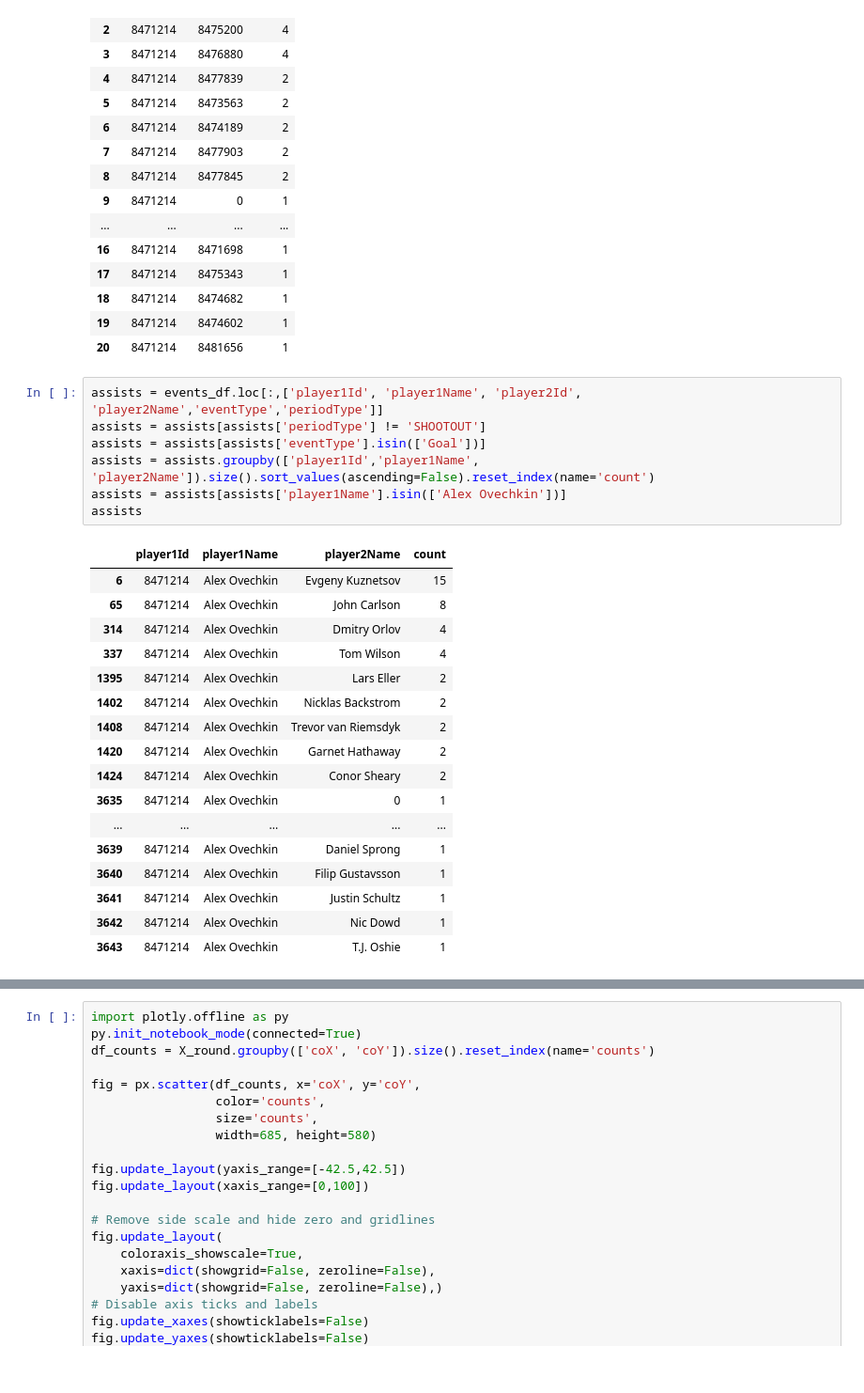
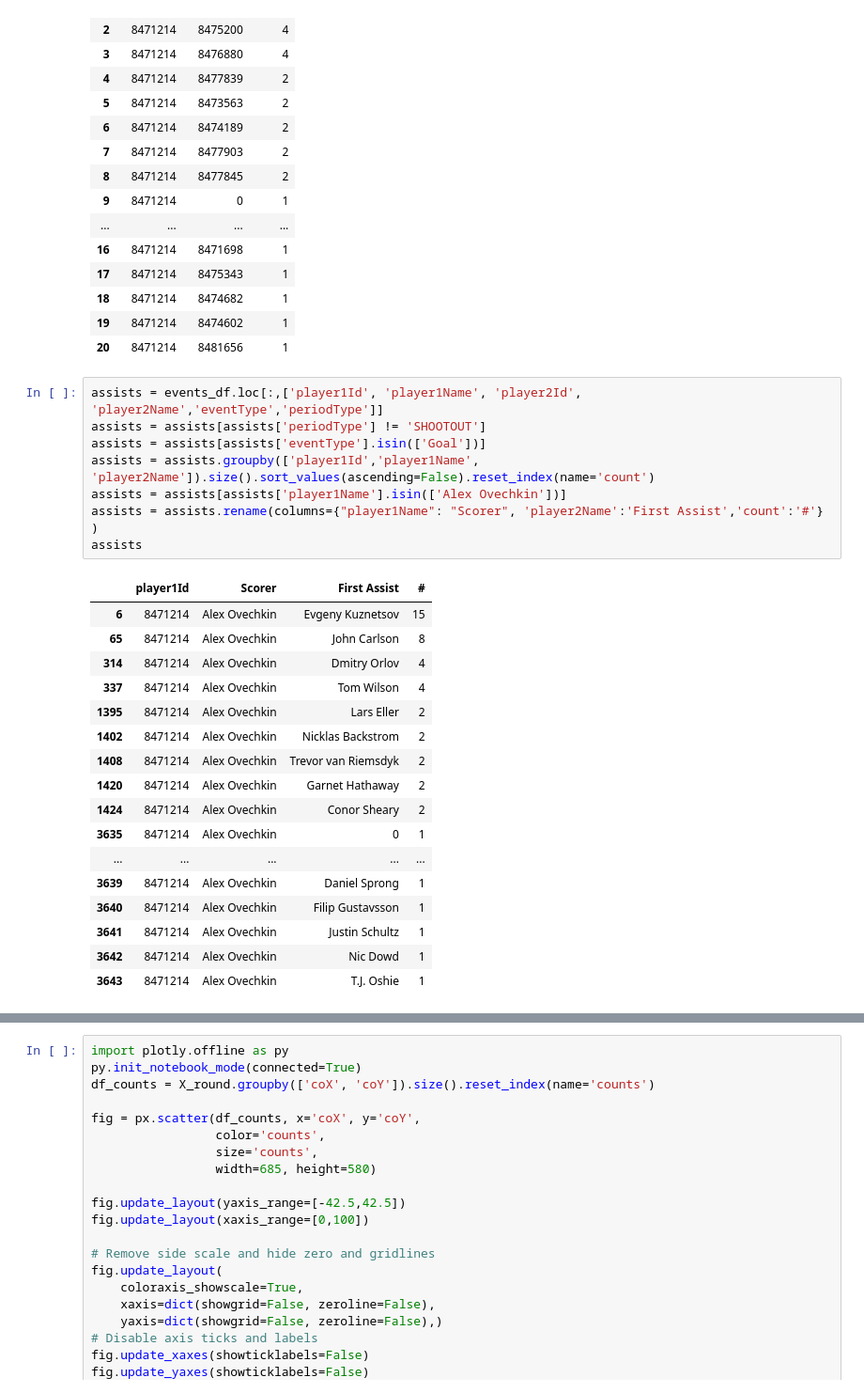
Before and after one commit to szonja126/NHL-Diplomamunka, a Jupyter notebook: readcsv.ipynb, the cells around one changed output, grey strips where cells are left out. Shown at 94% size. Saved outputs shown, nothing was run; the diff lists cells and outputs as text.

```diff
--- a/readcsv.ipynb
+++ b/readcsv.ipynb
@@ -330,28 +330,29 @@ Y
 | 18 | 8471214 | 8474682 | 1 |
 | 19 | 8471214 | 8474602 | 1 |
 | 20 | 8471214 | 8481656 | 1 |
-# %%
-assists = events_df.loc[:,['player1Id', 'player1Name', 'player2Id', 'player2Name','eventType','periodType']]
-assists = assists[assists['periodType'] != 'SHOOTOUT']
-assists = assists[assists['eventType'].isin(['Goal'])]
-assists = assists.groupby(['player1Id','player1Name', 'player2Name']).size().sort_values(ascending=False).reset_index(name='count')
-assists = assists[assists['player1Name'].isin(['Alex Ovechkin'])]
-assists
-# %% [output]
-|  | player1Id | player1Name | player2Name | count |
-| 6 | 8471214 | Alex Ovechkin | Evgeny Kuznetsov | 15 |
-| 65 | 8471214 | Alex Ovechkin | John Carlson | 8 |
-| 314 | 8471214 | Alex Ovechkin | Dmitry Orlov | 4 |
-| 337 | 8471214 | Alex Ovechkin | Tom Wilson | 4 |
-| 1395 | 8471214 | Alex Ovechkin | Lars Eller | 2 |
-| 1402 | 8471214 | Alex Ovechkin | Nicklas Backstrom | 2 |
-| 1408 | 8471214 | Alex Ovechkin | Trevor van Riemsdyk | 2 |
-| 1420 | 8471214 | Alex Ovechkin | Garnet Hathaway | 2 |
-| 1424 | 8471214 | Alex Ovechkin | Conor Sheary | 2 |
-| 3635 | 8471214 | Alex Ovechkin | 0 | 1 |
-| ... | ... | ... | ... | ... |
-| 3639 | 8471214 | Alex Ovechkin | Daniel Sprong | 1 |
-| 3640 | 8471214 | Alex Ovechkin | Filip Gustavsson | 1 |
-| 3641 | 8471214 | Alex Ovechkin | Justin Schultz | 1 |
-| 3642 | 8471214 | Alex Ovechkin | Nic Dowd | 1 |
-| 3643 | 8471214 | Alex Ovechkin | T.J. Oshie | 1 |
+# %%
+assists = events_df.loc[:,['player1Id', 'player1Name', 'player2Id', 'player2Name','eventType','periodType']]
+assists = assists[assists['periodType'] != 'SHOOTOUT']
+assists = assists[assists['eventType'].isin(['Goal'])]
+assists = assists.groupby(['player1Id','player1Name', 'player2Name']).size().sort_values(ascending=False).reset_index(name='count')
+assists = assists[assists['player1Name'].isin(['Alex Ovechkin'])]
+assists = assists.rename(columns={"player1Name": "Scorer", 'player2Name':'First Assist','count':'#'} )
+assists
+# %% [output]
+|  | player1Id | Scorer | First Assist | # |
+| 6 | 8471214 | Alex Ovechkin | Evgeny Kuznetsov | 15 |
+| 65 | 8471214 | Alex Ovechkin | John Carlson | 8 |
+| 314 | 8471214 | Alex Ovechkin | Dmitry Orlov | 4 |
+| 337 | 8471214 | Alex Ovechkin | Tom Wilson | 4 |
+| 1395 | 8471214 | Alex Ovechkin | Lars Eller | 2 |
+| 1402 | 8471214 | Alex Ovechkin | Nicklas Backstrom | 2 |
+| 1408 | 8471214 | Alex Ovechkin | Trevor van Riemsdyk | 2 |
+| 1420 | 8471214 | Alex Ovechkin | Garnet Hathaway | 2 |
+| 1424 | 8471214 | Alex Ovechkin | Conor Sheary | 2 |
+| 3635 | 8471214 | Alex Ovechkin | 0 | 1 |
+| ... | ... | ... | ... | ... |
+| 3639 | 8471214 | Alex Ovechkin | Daniel Sprong | 1 |
+| 3640 | 8471214 | Alex Ovechkin | Filip Gustavsson | 1 |
+| 3641 | 8471214 | Alex Ovechkin | Justin Schultz | 1 |
+| 3642 | 8471214 | Alex Ovechkin | Nic Dowd | 1 |
+| 3643 | 8471214 | Alex Ovechkin | T.J. Oshie | 1 |
```
Also changed, not shown: parts of 10 cells of this notebook.
